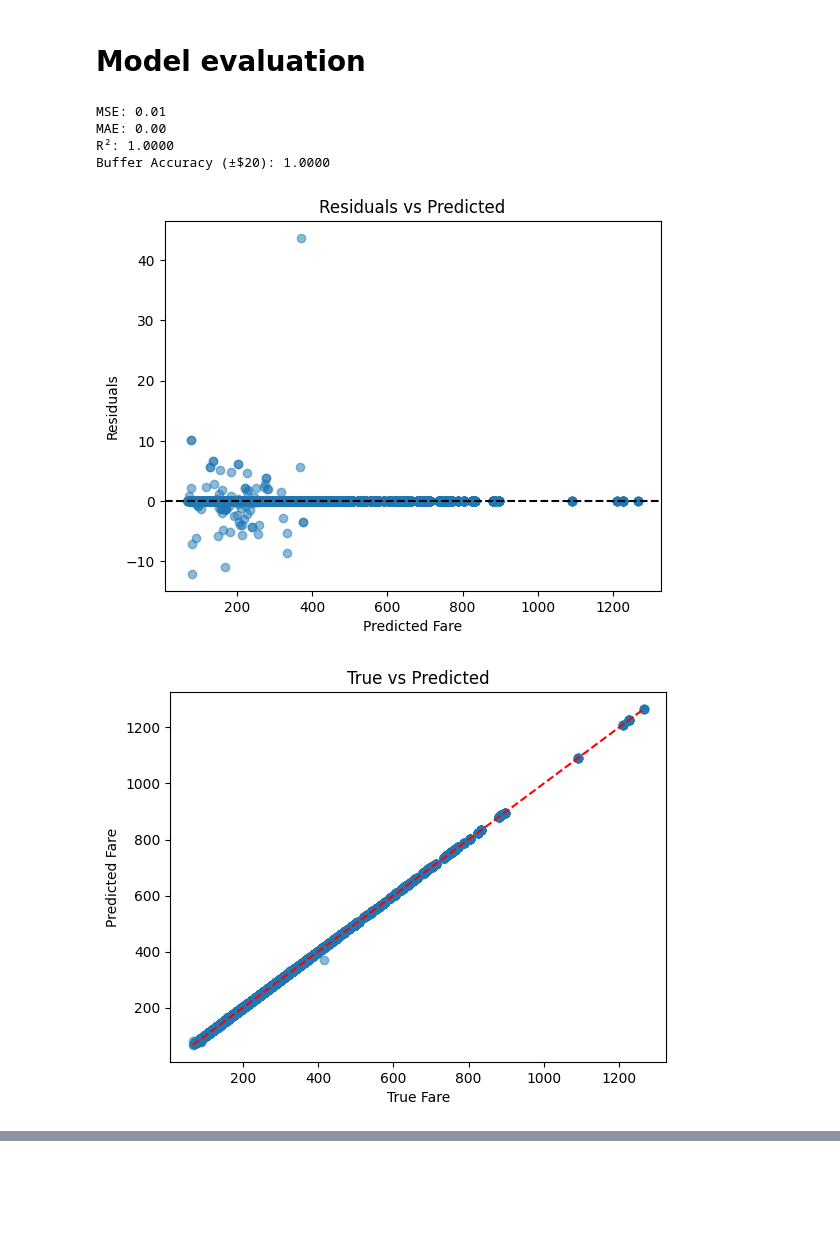
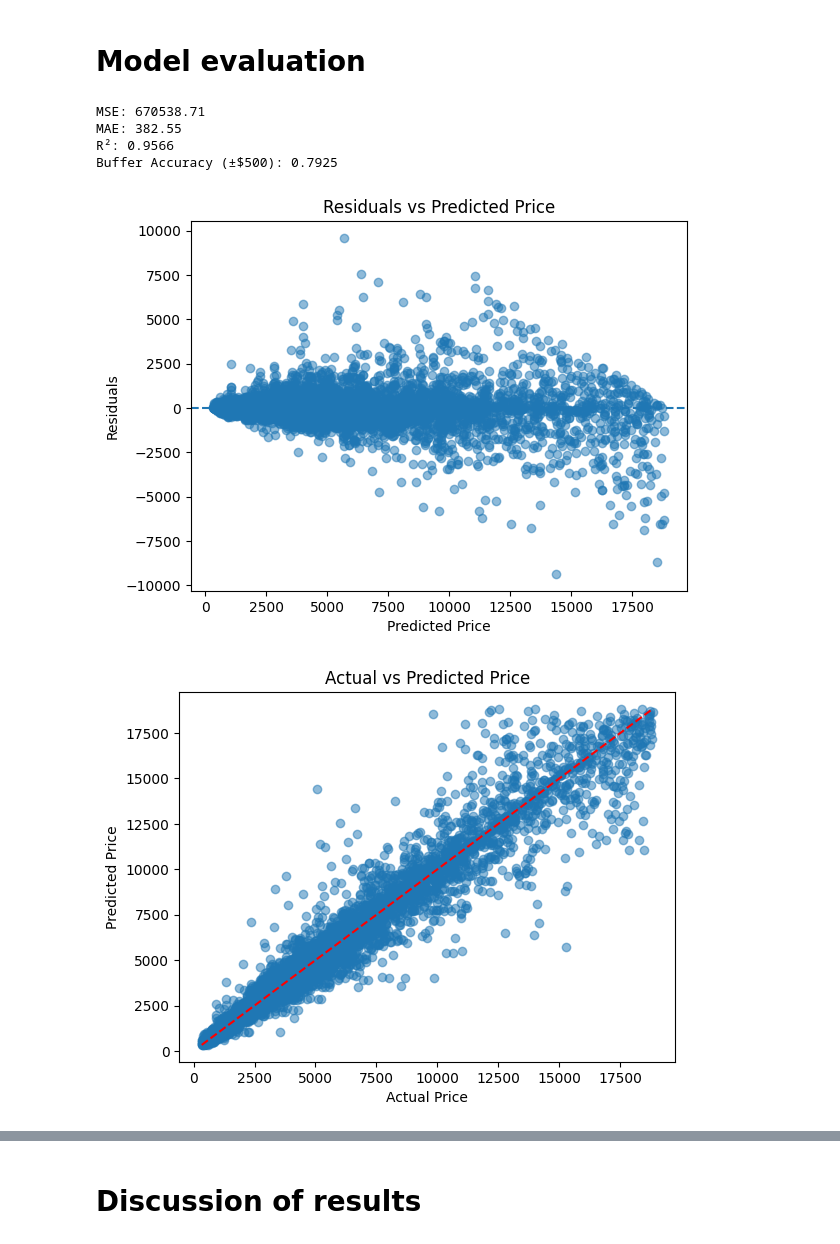
Before and after one commit to Teyymour/cmor438, a Jupyter notebook: supervised-learning/Decision Tree/decision-tree-regression.ipynb, the cells around one changed output, grey strips where cells are left out. Cells and saved outputs as stored; diff of their text form; code cells hidden in the pictures; blank space fills up the shorter version.

```diff
--- a/supervised-learning/Decision Tree/decision-tree-regression.ipynb
+++ b/supervised-learning/Decision Tree/decision-tree-regression.ipynb
@@ -12,8 +12,8 @@ import matplotlib.pyplot as plt
 # Loading and cleaning data
 # %%
 # Load data
-DATA_PATH = "/Users/teymour/Desktop/cmor438/data/MarketFarePredictionData.csv"
+DATA_PATH = "/Users/teymour/Desktop/cmor438/data/diamond-prices.csv"
 df = pd.read_csv(DATA_PATH)
 
 # Clean data (drop NA)
-df = df.dropna(subset=['Average_Fare', 'NonStopMiles', 'MktMilesFlown', 'Pax', 'CarrierPax', 'Market_share', 'Market_HHI', 'LCC_Comp'])
+df = df.dropna()
@@ -48,48 +51,48 @@ y_true = np.expm1(y_test)
 # %% [markdown]
 # Model evaluation
 # %%
-# Metrics
+y_true = y_test
+y_pred = model.predict(X_test)
+
 mse = mean_squared_error(y_true, y_pred)
 mae = mean_absolute_error(y_true, y_pred)
-r2 = r2_score(y_true, y_pred)
-buffer_accuracy = np.mean(np.abs(y_true - y_pred) <= 20)
+r2  = r2_score(y_true, y_pred)
+buffer_accuracy = np.mean(np.abs(y_true - y_pred) <= 500)
 
 print(f"MSE: {mse:.2f}")
 print(f"MAE: {mae:.2f}")
 print(f"R²: {r2:.4f}")
-print(f"Buffer Accuracy (±$20): {buffer_accuracy:.4f}")
+print(f"Buffer Accuracy (±$500): {buffer_accuracy:.4f}")
 
-# Residual plot
 residuals = y_true - y_pred
+
 plt.figure()
 plt.scatter(y_pred, residuals, alpha=0.5)
-plt.axhline(0, color='black', linestyle='--')
-plt.xlabel("Predicted Fare")
+plt.axhline(0, linestyle='--')
+plt.xlabel("Predicted Price")
 plt.ylabel("Residuals")
-plt.title("Residuals vs Predicted")
+plt.title("Residuals vs Predicted Price")
 plt.show()
 
-# True vs Predicted scatter
 plt.figure()
 plt.scatter(y_true, y_pred, alpha=0.5)
 plt.plot([y_true.min(), y_true.max()], [y_true.min(), y_true.max()], 'r--')
-plt.xlabel("True Fare")
-plt.ylabel("Predicted Fare")
-plt.title("True vs Predicted")
+plt.xlabel("Actual Price")
+plt.ylabel("Predicted Price")
+plt.title("Actual vs Predicted Price")
 plt.show()
 
-# Feature importances
-importances = pd.Series(model.feature_importances_, index=features).sort_values(ascending=False)
-plt.figure()
-plt.bar(importances.index, importances.values)
+importances = pd.Series(model.feature_importances_, index=X_test.columns).sort_values(ascending=False)
+plt.figure(figsize=(10, 6))
+importances.plot.bar()
 plt.xticks(rotation=90)
 plt.title("Feature Importances")
 plt.tight_layout()
 plt.show()
 # %% [output]
-MSE: 0.01
-MAE: 0.00
-R²: 1.0000
-Buffer Accuracy (±$20): 1.0000
+MSE: 670538.71
+MAE: 382.55
+R²: 0.9566
+Buffer Accuracy (±$500): 0.7925
-[figure, old version]
+[figure, new version]
-[figure, old version]
+[figure, new version]
@@ -96,0 +100,2 @@ Buffer Accuracy (±$20): 1.0000
+# %% [markdown]
+# Discussion of results
```
Also changed, not shown: parts of 5 cells of this notebook, 2 other files.
